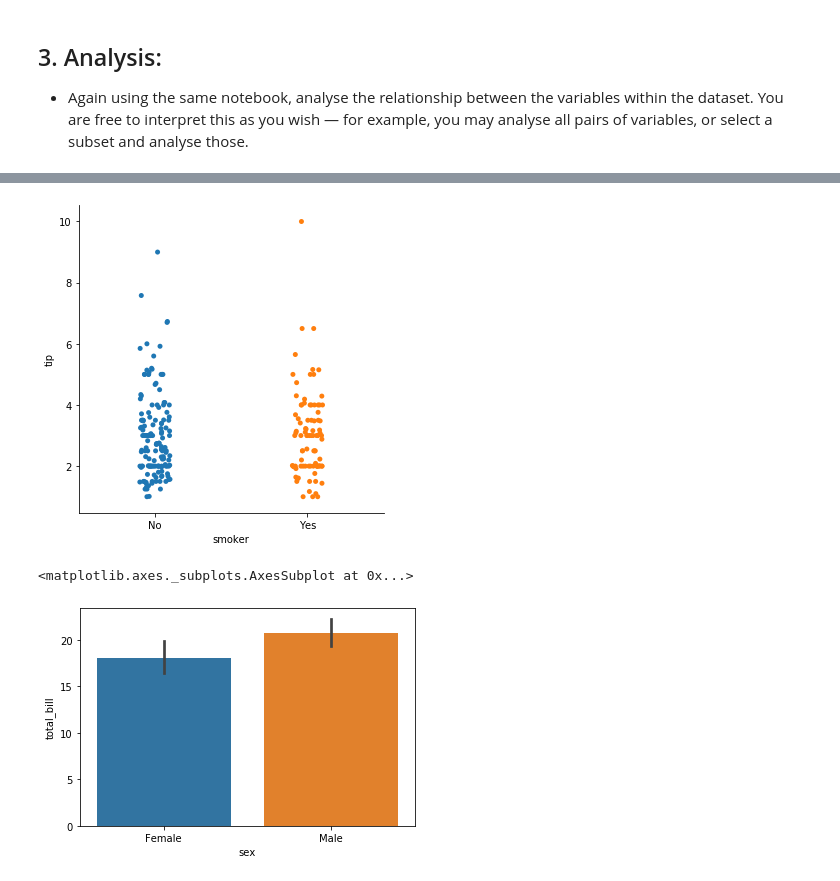
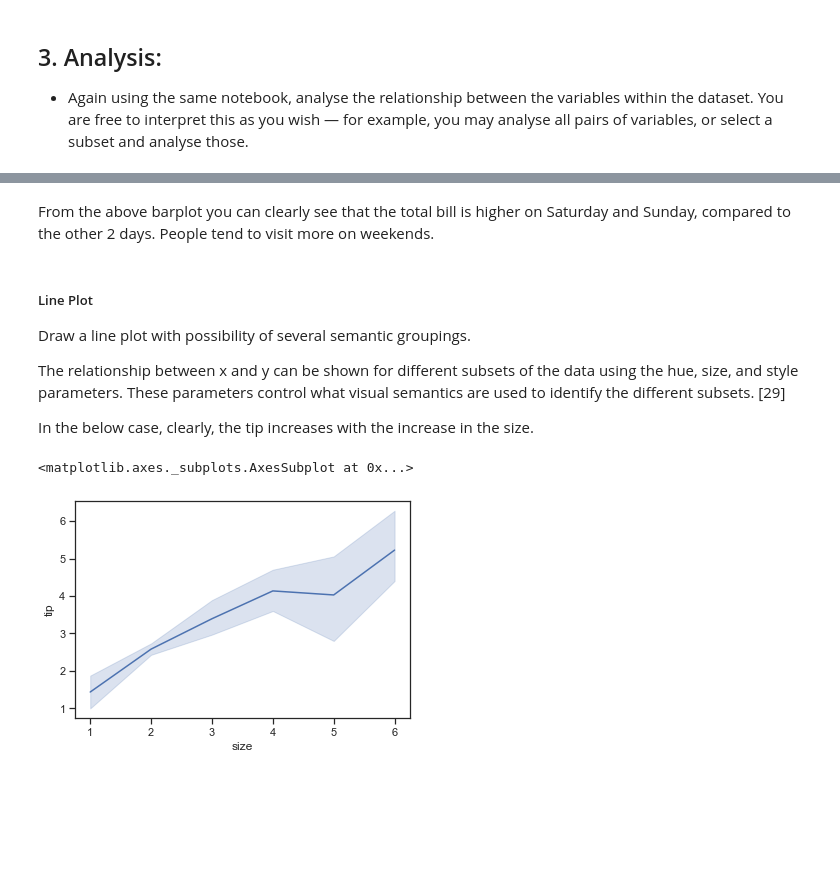
Before and after one commit to HenkT28/Fundamentals_Of_Data_Analysis_Assessment, a Jupyter notebook: Tips_Dataset.ipynb, the cells around one changed output, grey strips where cells are left out. Saved outputs shown, nothing was run; the diff lists cells and outputs as text; code cells hidden in the pictures; blank space fills up the shorter version.

```diff
--- a/Tips_Dataset.ipynb
+++ b/Tips_Dataset.ipynb
@@ -228,10 +353,15 @@ The categories to be represented on the x-axis are sorted as per the pandas cate
+# %% [markdown]
+From the above barplot you can clearly see that the total bill is higher on Saturday and Sunday, compared to the other 2 days. People tend to visit more on weekends.
+# %% [markdown]
+##### Line Plot
+
+Draw a line plot with possibility of several semantic groupings.
+
+The relationship between x and y can be shown for different subsets of the data using the hue, size, and style parameters. These parameters control what visual semantics are used to identify the different subsets. [29]
+
+In the below case, clearly, the tip increases with the increase in the size.
 # %%
-sns.catplot(x="smoker", y="tip", order=["No", "Yes"], data=tips);
+sns.lineplot(x="size", y="tip",data=tips)
 # %% [output]
+<matplotlib.axes._subplots.AxesSubplot at 0x...>
-[figure, old version]
+[figure, new version]
-# %%
-# Below plot shows most bills are paid by the male compared to the female
-sns.barplot(x = 'sex', y ='total_bill', data = tips)
-# %% [output]
-<matplotlib.axes._subplots.AxesSubplot at 0x...>
-[figure, removed]
```
Also changed, not shown: parts of 53 cells of this notebook, 4 other files.
